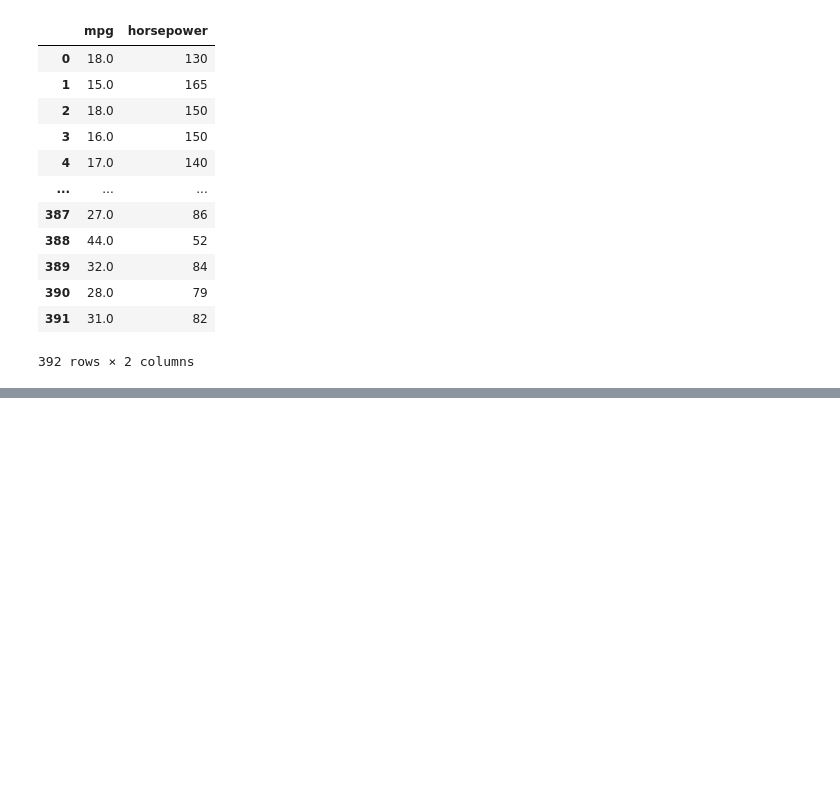
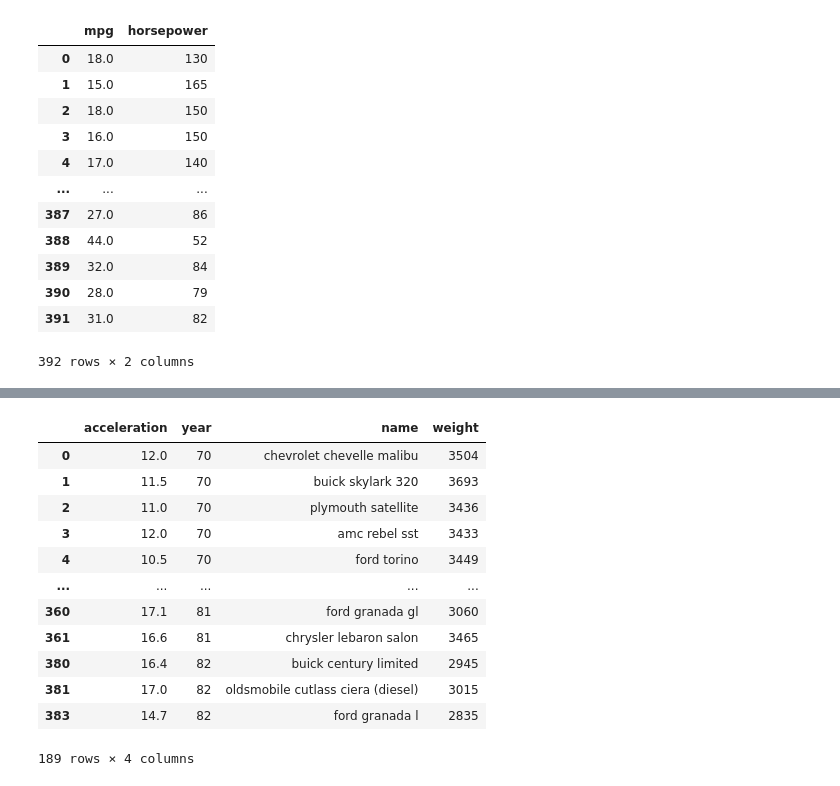
Before and after one commit to rabobahago/Python_ML_Data_Science, a Jupyter notebook: ML_with_python/statistical_learning/introduction_lab.ipynb, the cells around one changed output, grey strips where cells are left out. Saved outputs shown, nothing was run; the diff lists cells and outputs as text; code cells hidden in the pictures; blank space fills up the shorter version.

```diff
--- a/ML_with_python/statistical_learning/introduction_lab.ipynb
+++ b/ML_with_python/statistical_learning/introduction_lab.ipynb
@@ -494,0 +521,3 @@ Auto[['mpg', 'horsepower']]
+# %%
+Auto  = Auto_re.iloc[[0, 2]]
+Auto
@@ -494,0 +569,16 @@ Auto[['mpg', 'horsepower']]
+# %%
+Auto.loc[Auto['cylinders'] > 4, ['acceleration', 'year', 'name', 'weight']]
+# %% [output]
+|  | acceleration | year | name | weight |
+| 0 | 12.0 | 70 | chevrolet chevelle malibu | 3504 |
+| 1 | 11.5 | 70 | buick skylark 320 | 3693 |
+| 2 | 11.0 | 70 | plymouth satellite | 3436 |
+| 3 | 12.0 | 70 | amc rebel sst | 3433 |
+| 4 | 10.5 | 70 | ford torino | 3449 |
+| ... | ... | ... | ... | ... |
+| 360 | 17.1 | 81 | ford granada gl | 3060 |
+| 361 | 16.6 | 81 | chrysler lebaron salon | 3465 |
+| 380 | 16.4 | 82 | buick century limited | 2945 |
+| 381 | 17.0 | 82 | oldsmobile cutlass ciera (diesel) | 3015 |
+| 383 | 14.7 | 82 | ford granada l | 2835 |
+189 rows × 4 columns
```
Also changed, not shown: parts of 10 cells of this notebook.
